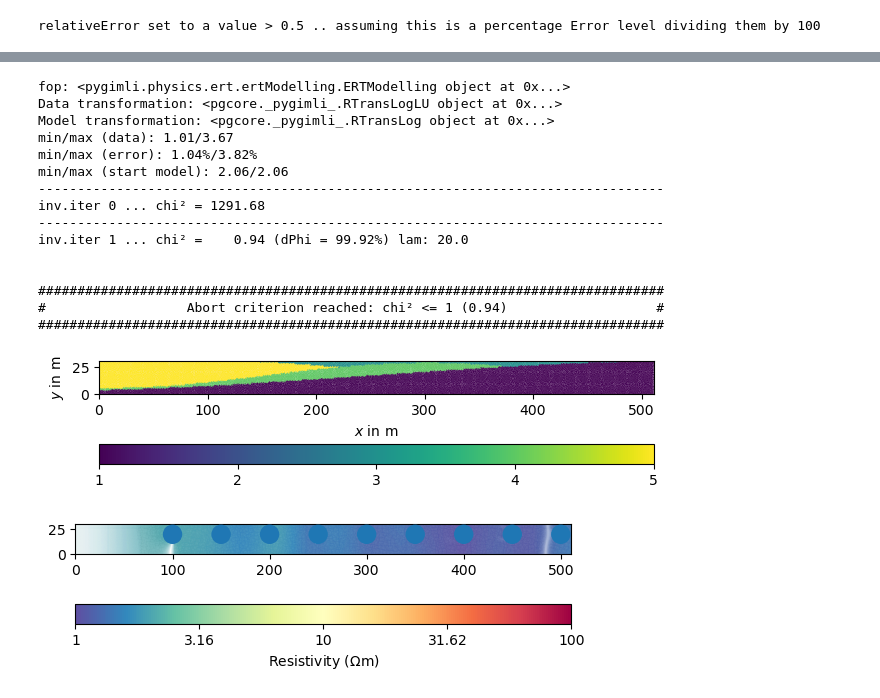
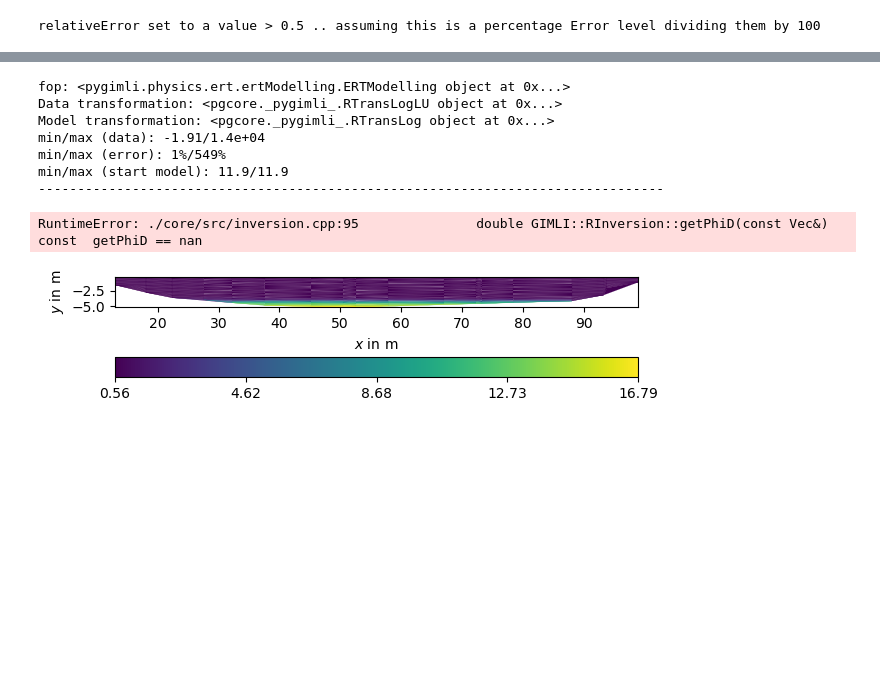
Before and after one commit to Deltares-research/SaltSimulator, a Jupyter notebook: notebooks/kornwerderzand.ipynb, the cells around one changed output, grey strips where cells are left out. Cells and saved outputs as stored; diff of their text form; code cells hidden in the pictures; blank space fills up the shorter version.

```diff
--- a/notebooks/kornwerderzand.ipynb
+++ b/notebooks/kornwerderzand.ipynb
@@ -14,7 +14,7 @@ from scipy.spatial import Delaunay, cKDTree
 from pygimli.physics import ert
 from ertoolbox import inversion
 # %%
-csv = '../data/cs_694.csv'
+csv = '../data/crosssection_sal_tem_20220801_0000.csv'
 data = pd.read_csv(csv)
 print(data)
 # %% [output]
@@ -35,10 +35,10 @@ print(data)
 # %%
-data.columns =['a', 'x', 'z', 'salinity'] #for now these columns are nesseccary!!
+data.columns =['x', 'z', 'salinity', 'temperature'] #for now these columns are nesseccary!!
 # %%
 # Define grid parameters
 x_min, x_max = data['x'].min(), data['x'].max()
 z_min, z_max = data['z'].min(), data['z'].max()
-grid_size = 100  # Number of grid points along each axis
+grid_size = 50  # Number of grid points along each axis
 
 # Create a regular grid
 x_grid = np.linspace(x_min, x_max, grid_size)
@@ -58,19 +58,22 @@ grid_values = griddata(points, values, (X_grid, Z_grid), method='cubic')
 
 # Plot original points
 plt.figure(figsize=(12, 6))
-plt.subplot(1, 2, 1)
+plt.subplot(1, 3, 1)
 plt.scatter(data['x'], data['z'], c=data['salinity'], cmap='viridis', edgecolor='k')
 plt.title('Original Data')
 plt.colorbar(label='Value')
 
 # Plot interpolated grid
-plt.subplot(1, 2, 2)
+plt.subplot(1, 3, 2)
 plt.contourf(X_grid, Z_grid, grid_values, levels=100, cmap='viridis')
 plt.title('Interpolated Grid')
 plt.colorbar(label='Interpolated Value')
 # X_grid = data['x']
 # Z_grid = data['z']
 # grid_values = data['salinity']
-
+plt.subplot(1, 3, 3)
+plt.scatter(X_grid, Z_grid, c=grid_values)
+plt.title('Grid')
+plt.colorbar(label='Interpolated Value')
 plt.show()
 # %% [output]
@@ -86,6 +158,11 @@ cr = []
 for p in points:
     c = mesh.createNode((p[0],p[1]))
     cs.append(c)
+
+# # make nodes for all electrodes:
+# for pt in interpolated_points:
+#     c = mesh.createNode((pt[0],pt[1]))
+#     cs.append(c)
 
 # Triangulate points into mesh with triangles
 tri = Delaunay(points)
@@ -114,8 +191,8 @@ mesh.createNeighborInfos()
 ax, cb = pg.show(mesh, data=triangle_values)
 
 # Define electrode positions TODO
-EZ = [20,20,20,20,20,20,20,20,20]
-EX = [100,150,200,250,300,350,400,450,500]
+EZ = new_z
+EX = new_x
 electrodes = [[x, y] for x, y in zip(EX, EZ)]
 
 # Create measurement scheme
@@ -143,17 +221,9 @@ relativeError set to a value > 0.5 .. assuming this is a percentage Error level
 fop: <pygimli.physics.ert.ertModelling.ERTModelling object at 0x...>
 Data transformation: <pgcore._pygimli_.RTransLogLU object at 0x...>
 Model transformation: <pgcore._pygimli_.RTransLog object at 0x...>
-min/max (data): 1.01/3.67
-min/max (error): 1.04%/3.82%
-min/max (start model): 2.06/2.06
+min/max (data): -1.91/1.4e+04
+min/max (error): 1%/549%
+min/max (start model): 11.9/11.9
 --------------------------------------------------------------------------------
-inv.iter 0 ... chi² = 1291.68
---------------------------------------------------------------------------------
-inv.iter 1 ... chi² =    0.94 (dPhi = 99.92%) lam: 20.0
-
-
-################################################################################
-#                  Abort criterion reached: chi² <= 1 (0.94)                   #
-################################################################################
+RuntimeError: ./core/src/inversion.cpp:95               double GIMLI::RInversion::getPhiD(const Vec&) const  getPhiD == nan
-[figure, old version]
+[figure, new version]
-[figure, removed]
```
Also changed, not shown: parts of 4 cells of this notebook, 25 other files.
